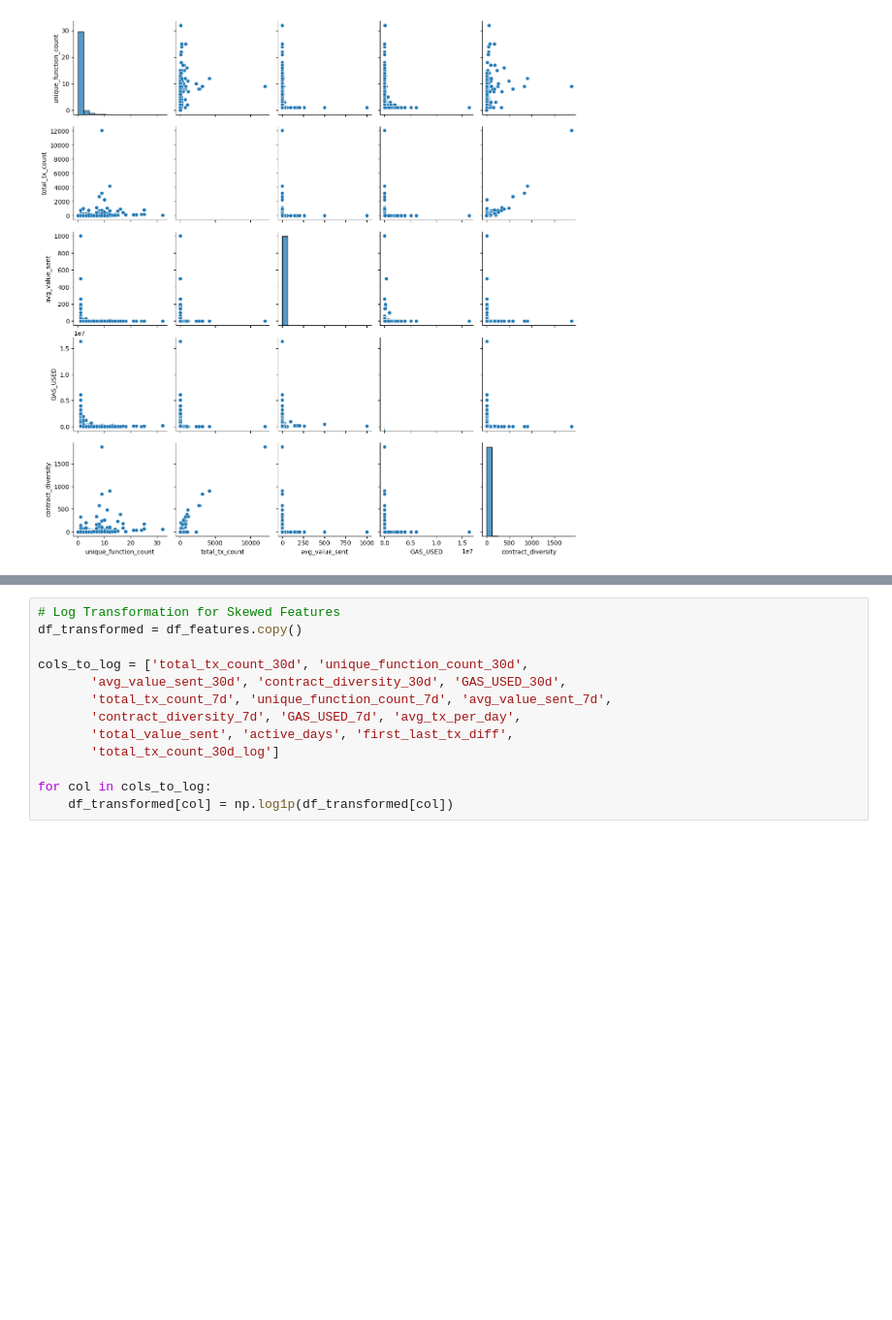
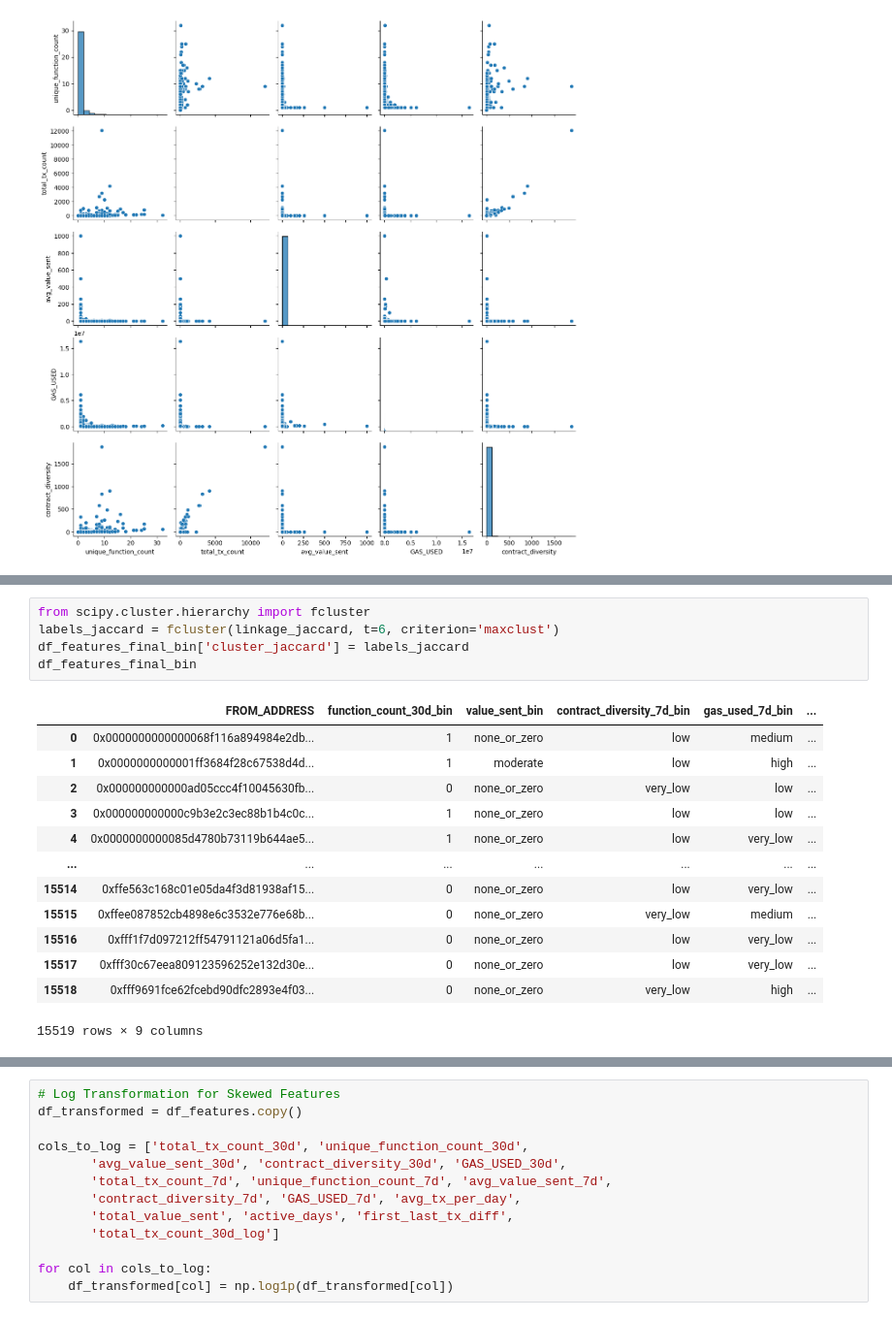
Before and after one commit to bellatrix-ds/ml-in-crypto, a Jupyter notebook: 03_Smart_Contract_Usage_Clustering/Smart_Contract_Clustering.ipynb, the cells around one changed output, grey strips where cells are left out. Shown at 97% size. Saved outputs shown, nothing was run; the diff lists cells and outputs as text; blank space fills up the shorter version.

```diff
--- a/03_Smart_Contract_Usage_Clustering/Smart_Contract_Clustering.ipynb
+++ b/03_Smart_Contract_Usage_Clustering/Smart_Contract_Clustering.ipynb
@@ -158,0 +366,19 @@ Index(['FROM_ADDRESS', 'total_tx_count_30d', 'unique_function_count_30d',
+# %%
+from scipy.cluster.hierarchy import fcluster
+labels_jaccard = fcluster(linkage_jaccard, t=6, criterion='maxclust')
+df_features_final_bin['cluster_jaccard'] = labels_jaccard
+df_features_final_bin
+# %% [output]
+|  | FROM_ADDRESS | function_count_30d_bin | value_sent_bin | contract_diversity_7d_bin | gas_used_7d_bin | ... |
+| 0 | 0x0000000000000068f116a894984e2db... | 1 | none_or_zero | low | medium | ... |
+| 1 | 0x0000000000001ff3684f28c67538d4d... | 1 | moderate | low | high | ... |
+| 2 | 0x000000000000ad05ccc4f10045630fb... | 0 | none_or_zero | very_low | low | ... |
+| 3 | 0x000000000000c9b3e2c3ec88b1b4c0c... | 1 | none_or_zero | low | low | ... |
+| 4 | 0x0000000000085d4780b73119b644ae5... | 1 | none_or_zero | low | very_low | ... |
+| ... | ... | ... | ... | ... | ... | ... |
+| 15514 | 0xffe563c168c01e05da4f3d81938af15... | 0 | none_or_zero | low | very_low | ... |
+| 15515 | 0xffee087852cb4898e6c3532e776e68b... | 0 | none_or_zero | very_low | medium | ... |
+| 15516 | 0xfff1f7d097212ff54791121a06d5fa1... | 0 | none_or_zero | low | very_low | ... |
+| 15517 | 0xfff30c67eea809123596252e132d30e... | 0 | none_or_zero | low | very_low | ... |
+| 15518 | 0xfff9691fce62fcebd90dfc2893e4f03... | 0 | none_or_zero | very_low | high | ... |
+15519 rows × 9 columns
```
Also changed, not shown: parts of 28 cells of this notebook, 4 other files.
